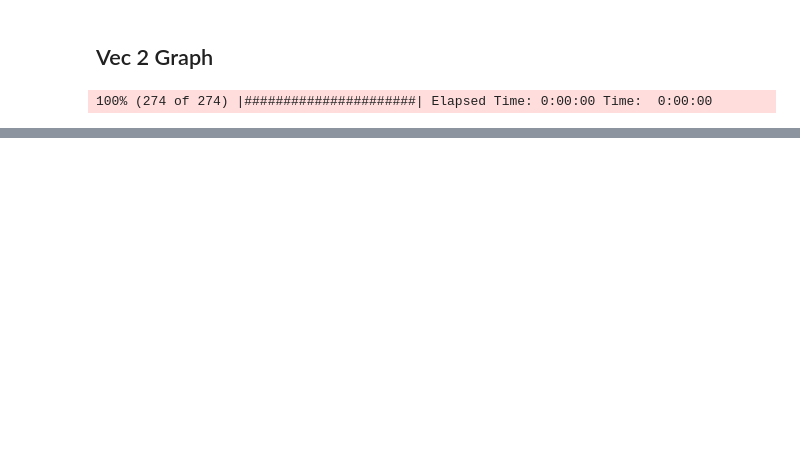
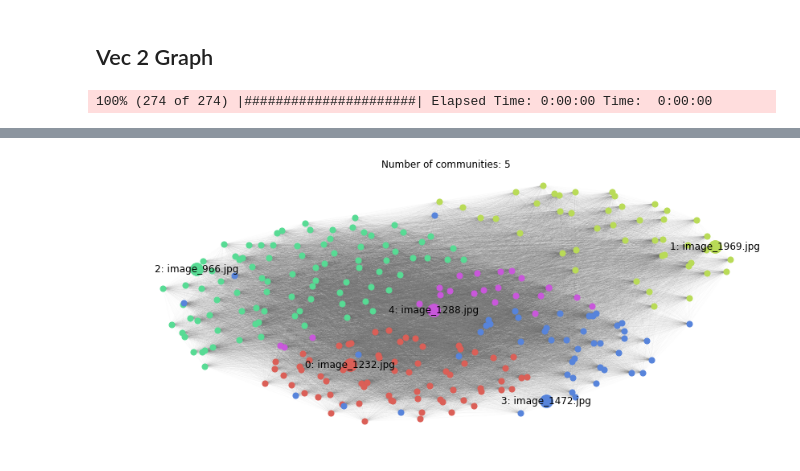
Before and after one commit to xrhd/Image-Clustering-by-Complex-Network-Representation, a Jupyter notebook: vec2graph.ipynb, the cells around one changed output, grey strips where cells are left out. Cells and saved outputs as stored; diff of their text form; code cells hidden in the pictures; blank space fills up the shorter version.

```diff
--- a/vec2graph.ipynb
+++ b/vec2graph.ipynb
@@ -115,0 +115,24 @@ NameError: name 'g' is not defined
+# %%
+# Keep only communities with a minimum of authors
+centers = {}
+communities = {}
+G_main_com = G.copy()
+min_nb = 1
+
+topics = dict()
+
+for com in set(partition.values()):
+    list_nodes = np.array([nodes for nodes in partition.keys() if partition[nodes] == com])
+    if len(list_nodes) < min_nb:
+        G_main_com.remove_nodes_from(list_nodes)
+    else:
+        # Get center
+        H = G_main_com.subgraph(list_nodes)
+        d_c = nx.degree_centrality(H)
+        center = max(d_c, key=d_c.get)
+        centers[center] = com
+        communities[com] = center
+
+        #Get Topcs
+        topics[center] = list_nodes
+topics
@@ -115,0 +157,22 @@ NameError: name 'g' is not defined
+# %%
+# Display graph
+plt.figure(figsize=(14, 6))
+node_size = 50
+count = 0
+pos = nx.spring_layout(G)
+colors = dict(zip(communities.keys(), sns.color_palette('hls', len(communities.keys()))))
+
+for com in communities.keys():
+    count = count + 1
+    list_nodes = [nodes for nodes in partition.keys() if partition[nodes] == com and nodes not in communities.values()]
+    nx.draw_networkx_nodes(G_main_com, pos, list_nodes, node_size = node_size, node_color = colors[com])
+    nx.draw_networkx_nodes(G_main_com, pos, list([communities[com]]), node_size = node_size*5, node_color = colors[com])
+nx.draw_networkx_edges(G_main_com, pos, alpha=0.01)
+labels = {k: str(v) + ': ' + k for k,v in centers.items()}
+nx.draw_networkx_labels(G_main_com, pos, labels)
+
+plt.title("Number of communities: "+str(len(topics)))
+plt.axis('off')
+plt.show()
+# %% [output]
+[figure, added]
```
Also changed, not shown: parts of 10 cells of this notebook, 1 other file.
